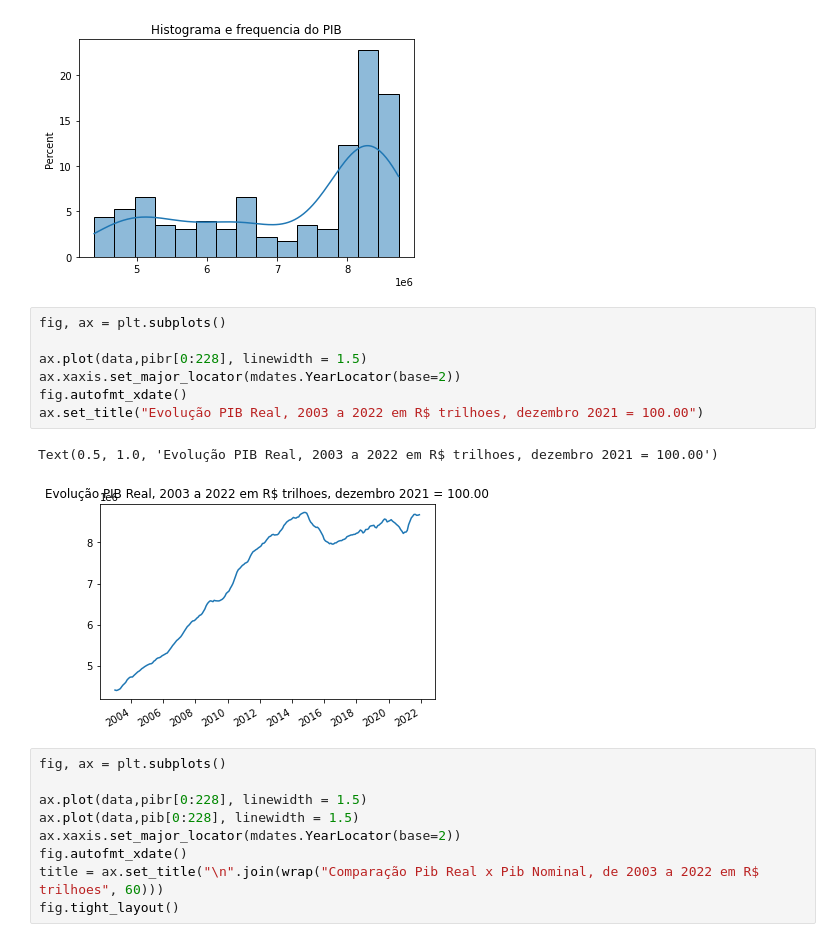
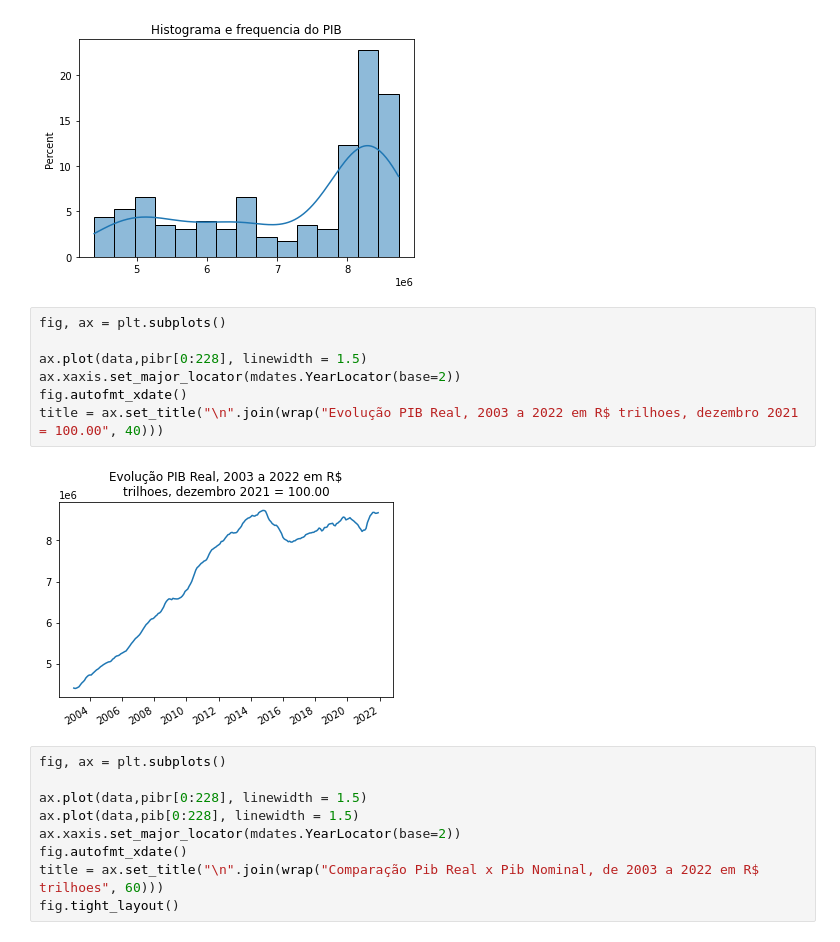
Before and after one commit to rehpires/EconometriaUFPB-2022, a Jupyter notebook: Atividade 2.ipynb, the cells around one changed output. Saved outputs shown, nothing was run; the diff lists cells and outputs as text.

```diff
--- a/Atividade 2.ipynb
+++ b/Atividade 2.ipynb
@@ -353,13 +353,12 @@ Text(0.5, 1.0, 'Histograma e frequencia do PIB')
 # %%
 fig, ax = plt.subplots()
 
 ax.plot(data,pibr[0:228], linewidth = 1.5)
 ax.xaxis.set_major_locator(mdates.YearLocator(base=2))
 fig.autofmt_xdate()
-ax.set_title("Evolução PIB Real, 2003 a 2022 em R$ trilhoes, dezembro 2021 = 100.00")
+title = ax.set_title("\n".join(wrap("Evolução PIB Real, 2003 a 2022 em R$ trilhoes, dezembro 2021 = 100.00", 40)))
 # %% [output]
-Text(0.5, 1.0, 'Evolução PIB Real, 2003 a 2022 em R$ trilhoes, dezembro 2021 = 100.00')
-[figure, old version]
+[figure, new version]
 # %%
 fig, ax = plt.subplots()
 
```
Also changed, not shown: parts of 4 cells of this notebook.
